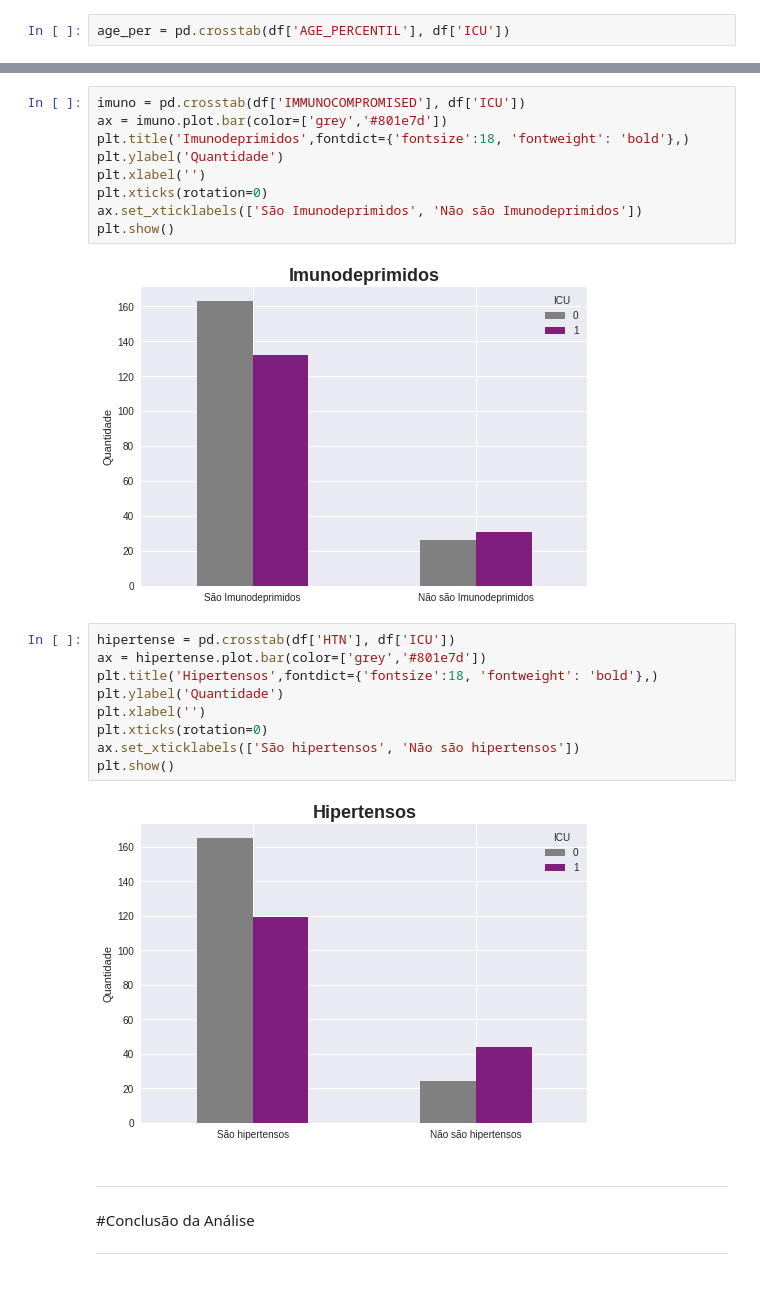
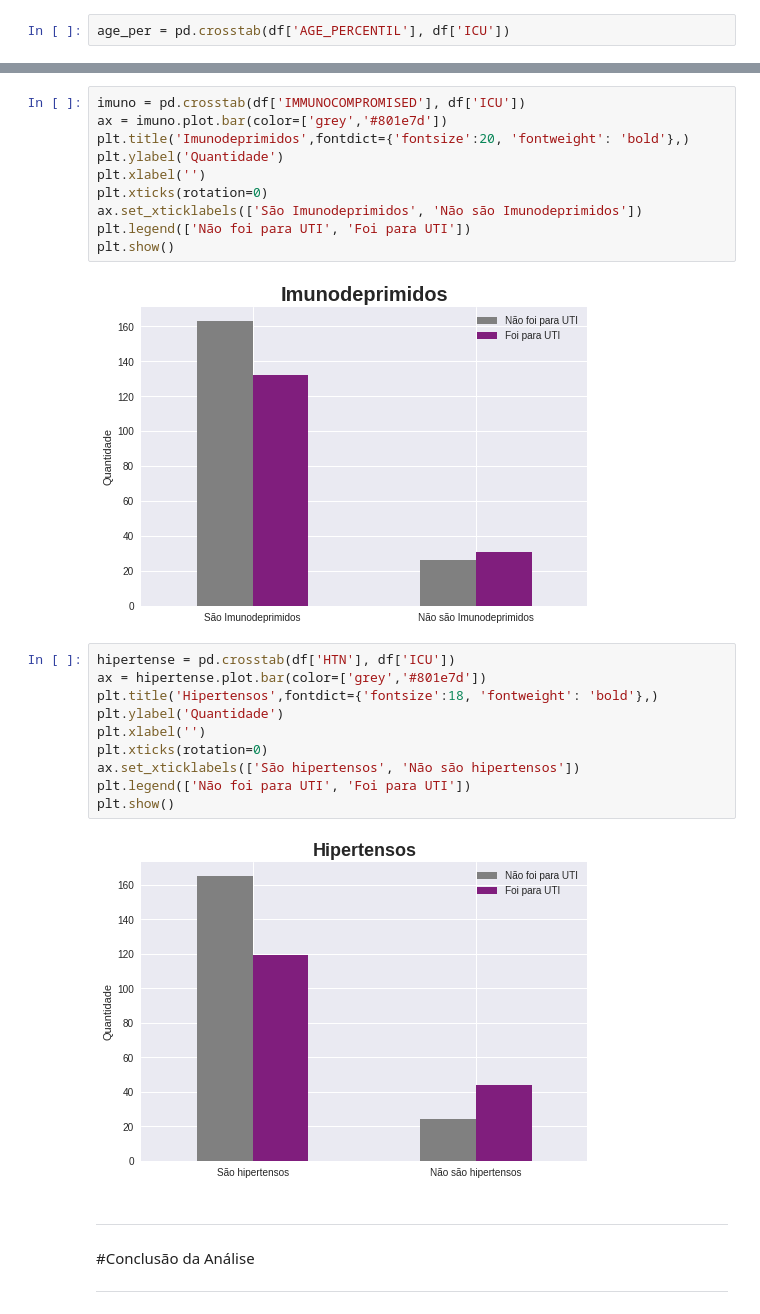
Before and after one commit to JuniorTorresMTJ/Projeto_Todo_mundo_odeia_o_COVID, a Jupyter notebook: notebook/Projeto_Todo_Mundo_Odeia_o_COVID_EDA.ipynb, the cells around one changed output, grey strips where cells are left out. Drawn from its saved outputs; the diff is of its cells as text; blank space fills up the shorter version.

```diff
--- a/notebook/Projeto_Todo_Mundo_Odeia_o_COVID_EDA.ipynb
+++ b/notebook/Projeto_Todo_Mundo_Odeia_o_COVID_EDA.ipynb
@@ -170,14 +175,15 @@ plt.show()
 # %%
 imuno = pd.crosstab(df['IMMUNOCOMPROMISED'], df['ICU'])
 ax = imuno.plot.bar(color=['grey','#801e7d'])
-plt.title('Imunodeprimidos',fontdict={'fontsize':18, 'fontweight': 'bold'},)
+plt.title('Imunodeprimidos',fontdict={'fontsize':20, 'fontweight': 'bold'},)
 plt.ylabel('Quantidade')
 plt.xlabel('')
 plt.xticks(rotation=0)
 ax.set_xticklabels(['São Imunodeprimidos', 'Não são Imunodeprimidos'])
+plt.legend(['Não foi para UTI', 'Foi para UTI'])
 plt.show()
 # %% [output]
-[figure, old version]
+[figure, new version]
 # %%
 hipertense = pd.crosstab(df['HTN'], df['ICU'])
 ax = hipertense.plot.bar(color=['grey','#801e7d'])
@@ -186,9 +192,10 @@ plt.ylabel('Quantidade')
 plt.xlabel('')
 plt.xticks(rotation=0)
 ax.set_xticklabels(['São hipertensos', 'Não são hipertensos'])
+plt.legend(['Não foi para UTI', 'Foi para UTI'])
 plt.show()
 # %% [output]
-[figure, old version]
+[figure, new version]
 # %% [markdown]
 ***
 #Conclusão da Análise
```
Also changed, not shown: parts of 4 cells of this notebook.
